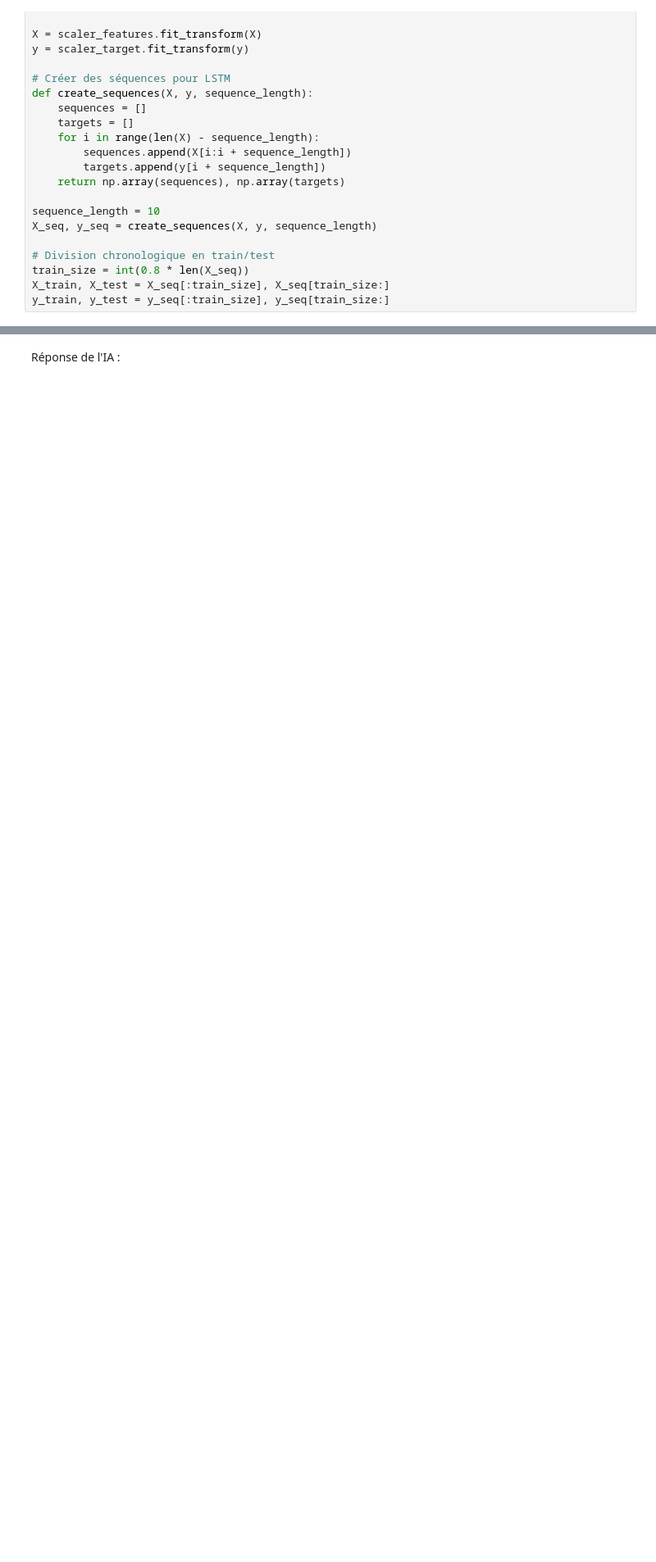
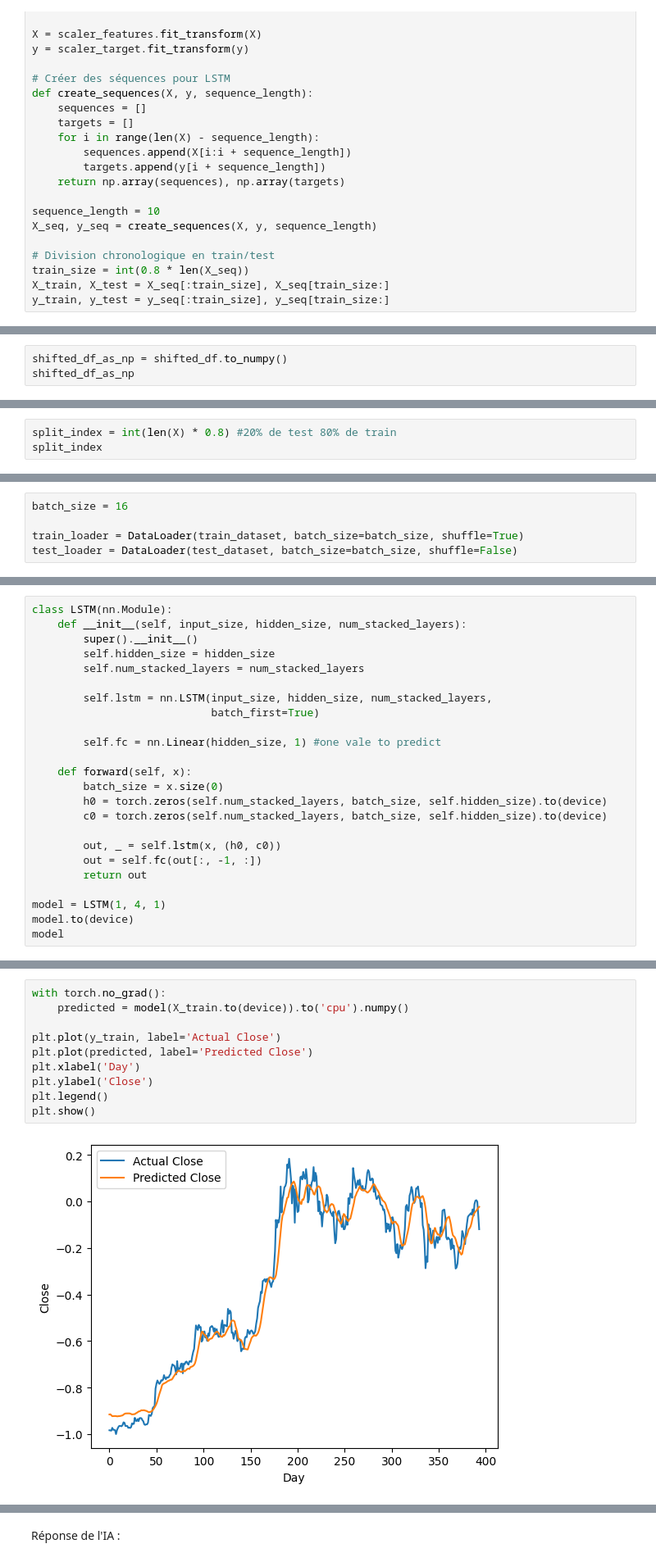
Before and after one commit to Jadorlo/Projet_ml, a Jupyter notebook: notebook/projet_ml_LUNEL_DJAREDDIR_G19.ipynb, the cells around one changed output, grey strips where cells are left out. Shown at 82% size. Drawn from its saved outputs; the diff is of its cells as text; blank space fills up the shorter version.

```diff
--- a/notebook/projet_ml_LUNEL_DJAREDDIR_G19.ipynb
+++ b/notebook/projet_ml_LUNEL_DJAREDDIR_G19.ipynb
@@ -799,0 +698,3 @@ plt.show()
+# %%
+shifted_df_as_np = shifted_df.to_numpy()
+shifted_df_as_np
@@ -799,0 +739,3 @@ plt.show()
+# %%
+split_index = int(len(X) * 0.8) #20% de test 80% de train
+split_index
@@ -799,0 +791,5 @@ plt.show()
+# %%
+batch_size = 16
+
+train_loader = DataLoader(train_dataset, batch_size=batch_size, shuffle=True)
+test_loader = DataLoader(test_dataset, batch_size=batch_size, shuffle=False)
@@ -799,0 +803,24 @@ plt.show()
+# %%
+class LSTM(nn.Module):
+    def __init__(self, input_size, hidden_size, num_stacked_layers):
+        super().__init__()
+        self.hidden_size = hidden_size
+        self.num_stacked_layers = num_stacked_layers
+
+        self.lstm = nn.LSTM(input_size, hidden_size, num_stacked_layers,
+                            batch_first=True)
+
+        self.fc = nn.Linear(hidden_size, 1) #one vale to predict
+
+    def forward(self, x):
+        batch_size = x.size(0)
+        h0 = torch.zeros(self.num_stacked_layers, batch_size, self.hidden_size).to(device)
+        c0 = torch.zeros(self.num_stacked_layers, batch_size, self.hidden_size).to(device)
+
+        out, _ = self.lstm(x, (h0, c0))
+        out = self.fc(out[:, -1, :])
+        return out
+
+model = LSTM(1, 4, 1)
+model.to(device)
+model
@@ -799,0 +900,12 @@ plt.show()
+# %%
+with torch.no_grad():
+    predicted = model(X_train.to(device)).to('cpu').numpy()
+
+plt.plot(y_train, label='Actual Close')
+plt.plot(predicted, label='Predicted Close')
+plt.xlabel('Day')
+plt.ylabel('Close')
+plt.legend()
+plt.show()
+# %% [output]
+[figure, added]
```
Also changed, not shown: parts of 48 cells of this notebook, 1 other file.
